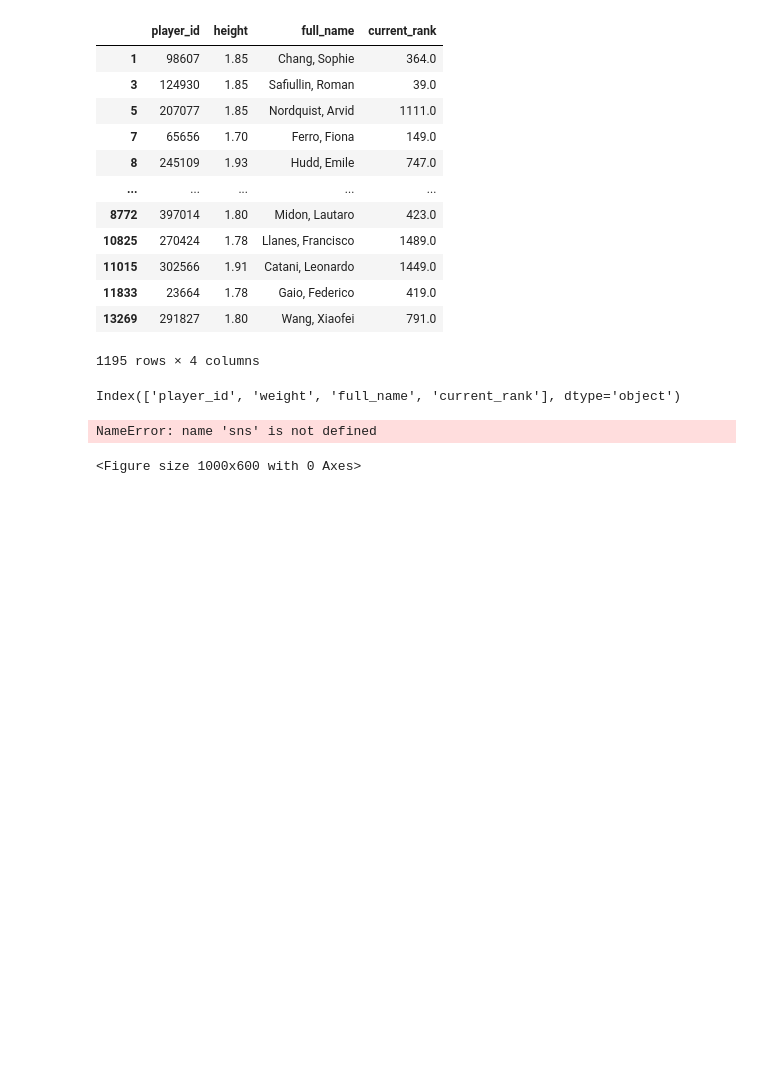
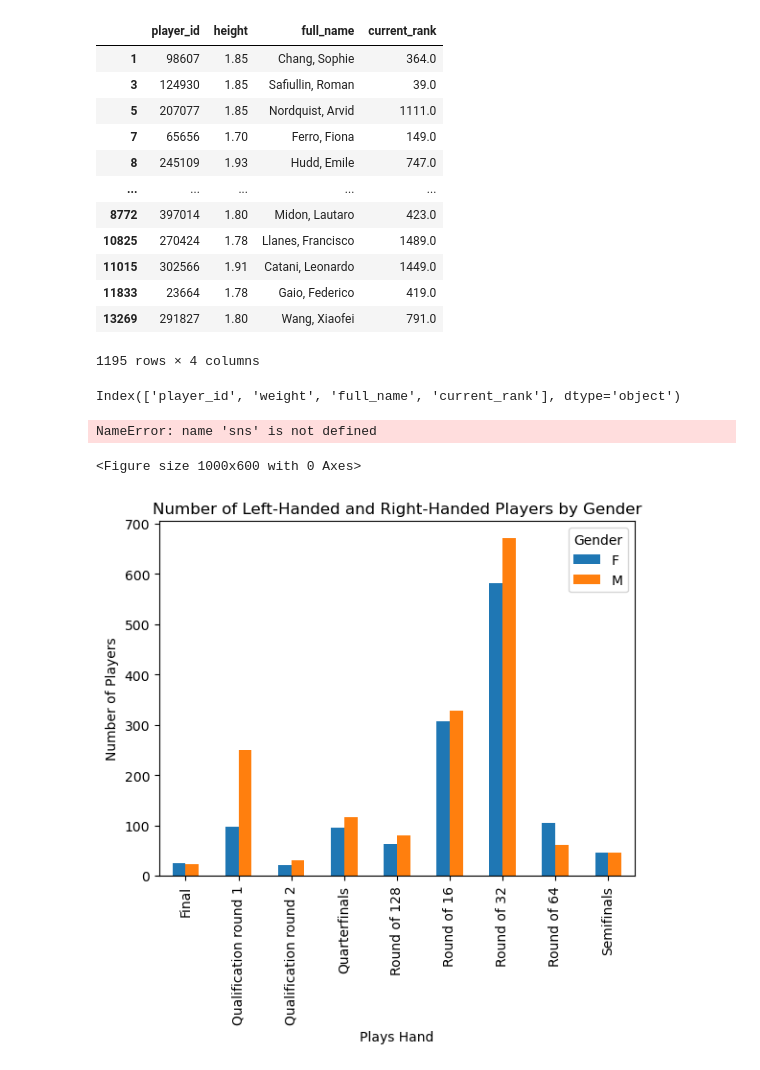
Before and after one commit to SobhanSalarian/TennisGame_Repository, a Jupyter notebook: notebooks/Untitled.ipynb, the cells around one changed output. Saved outputs shown, nothing was run; the diff lists cells and outputs as text; code cells hidden in the pictures; blank space fills up the shorter version.

```diff
--- a/notebooks/Untitled.ipynb
+++ b/notebooks/Untitled.ipynb
@@ -244,3 +244,27 @@ plt.show()
 # %% [output]
 NameError: name 'sns' is not defined
 <Figure size 1000x600 with 0 Axes>
+# %%
+merged_home = pd.merge(MatchEventInfo, MatchHomeTeamInfo, on='match_id', suffixes=['_home'])
+merged_away = pd.merge(MatchEventInfo, MatchAwayTeamInfo, on='match_id', suffixes=['_away'])
+home_wins = merged_home[merged_home['winner_code'] == 1][['match_id','player_id', 'full_name', 'weight', 'height','country' , 'current_rank' ,'plays' , 'gender' ]].copy()
+away_wins = merged_away[merged_away['winner_code'] == 2][['match_id','player_id', 'full_name', 'weight', 'height','country' , 'current_rank', 'plays' , 'gender']].copy()
+allWinners = pd.concat([home_wins, away_wins])
+allWinners = allWinners.drop_duplicates(subset=['player_id']).sort_values(by='current_rank')
+winners_with_rounds= pd.merge(allWinners , MatchRoundInfo[[ 'match_id', 'name']], on='match_id')
+
+
+hand_gender_counts = winners_with_rounds.groupby(['name', 'gender']).size().unstack(fill_value=0)
+# Plotting
+hand_gender_counts.plot(kind='bar', stacked=False)
+
+# Adding labels and title
+plt.xlabel('Plays Hand')
+plt.ylabel('Number of Players')
+plt.title('Number of Left-Handed and Right-Handed Players by Gender')
+plt.legend(title='Gender')
+
+# Display the plot
+plt.show()
+# %% [output]
+[figure, added]
```
Also changed, not shown: parts of 2 cells of this notebook, 2 other files.
